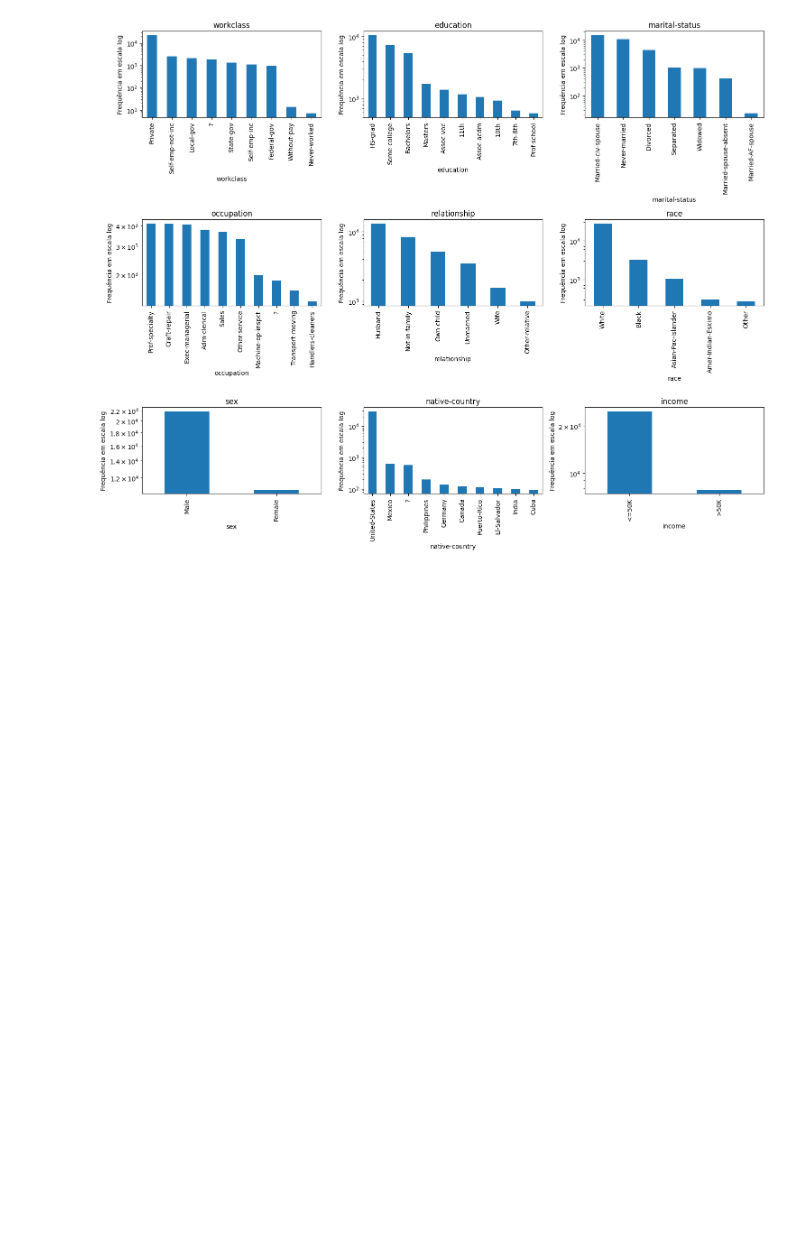
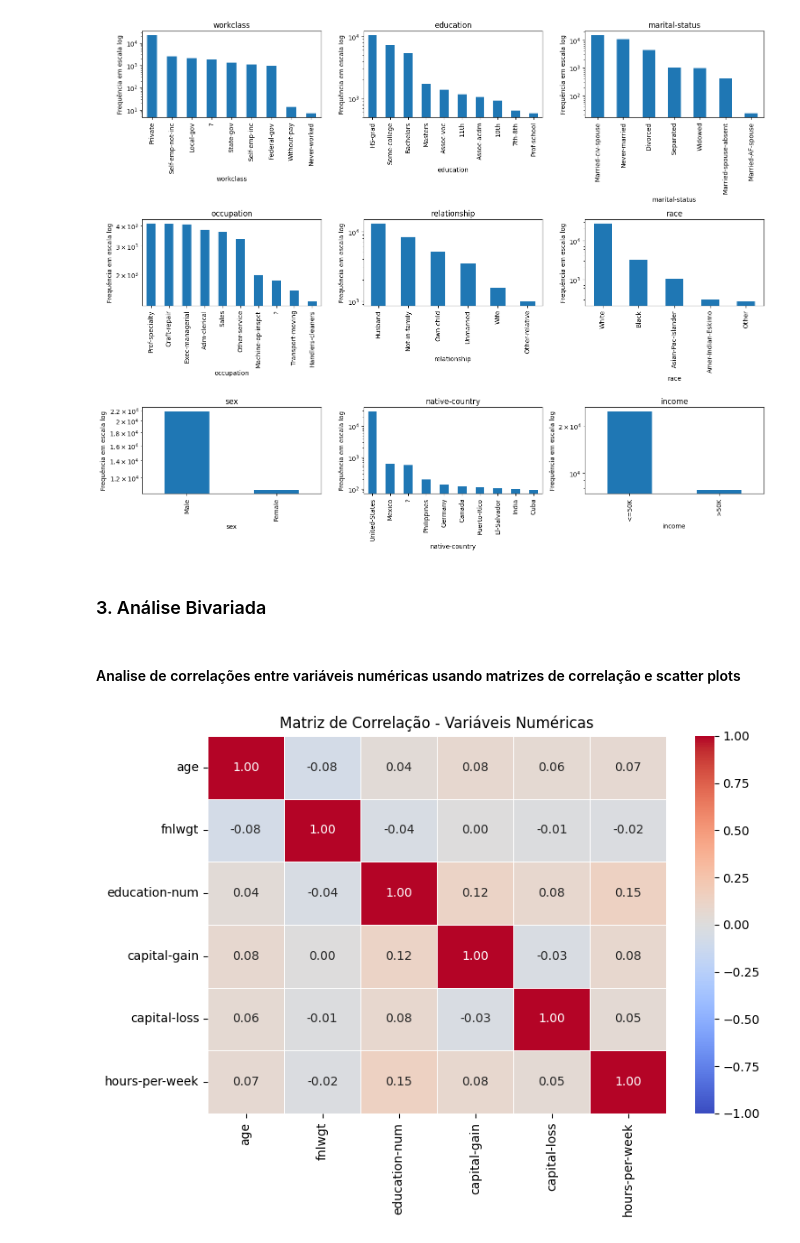
Before and after one commit to iranhonorato/APS-Machine-Learning, a Jupyter notebook: src/projeto_eda.ipynb, the cells around one changed output. Drawn from its saved outputs; the diff is of its cells as text; code cells hidden in the pictures; blank space fills up the shorter version.

Commit message:
feat: implementando análise de correlaçoes entre variáveis numéricas

```diff
--- a/src/projeto_eda.ipynb
+++ b/src/projeto_eda.ipynb
@@ -260,3 +261,16 @@ plt.tight_layout()
 plt.show()
 # %% [output]
 [figure]
+# %% [markdown]
+### 3. Análise Bivariada
+# %% [markdown]
+#### Analise de correlações entre variáveis numéricas usando matrizes de correlação e scatter plots
+# %%
+corr_matrix = df[num].corr()
+plt.figure(figsize=(8, 6))
+sns.heatmap(corr_matrix, annot=True, fmt=".2f", cmap="coolwarm", vmin=-1, vmax=1, linewidths=0.5)
+plt.title("Matriz de Correlação - Variáveis Numéricas")
+plt.tight_layout()
+plt.show()
+# %% [output]
+[figure, added]
```
Also changed, not shown: parts of 3 cells of this notebook.
